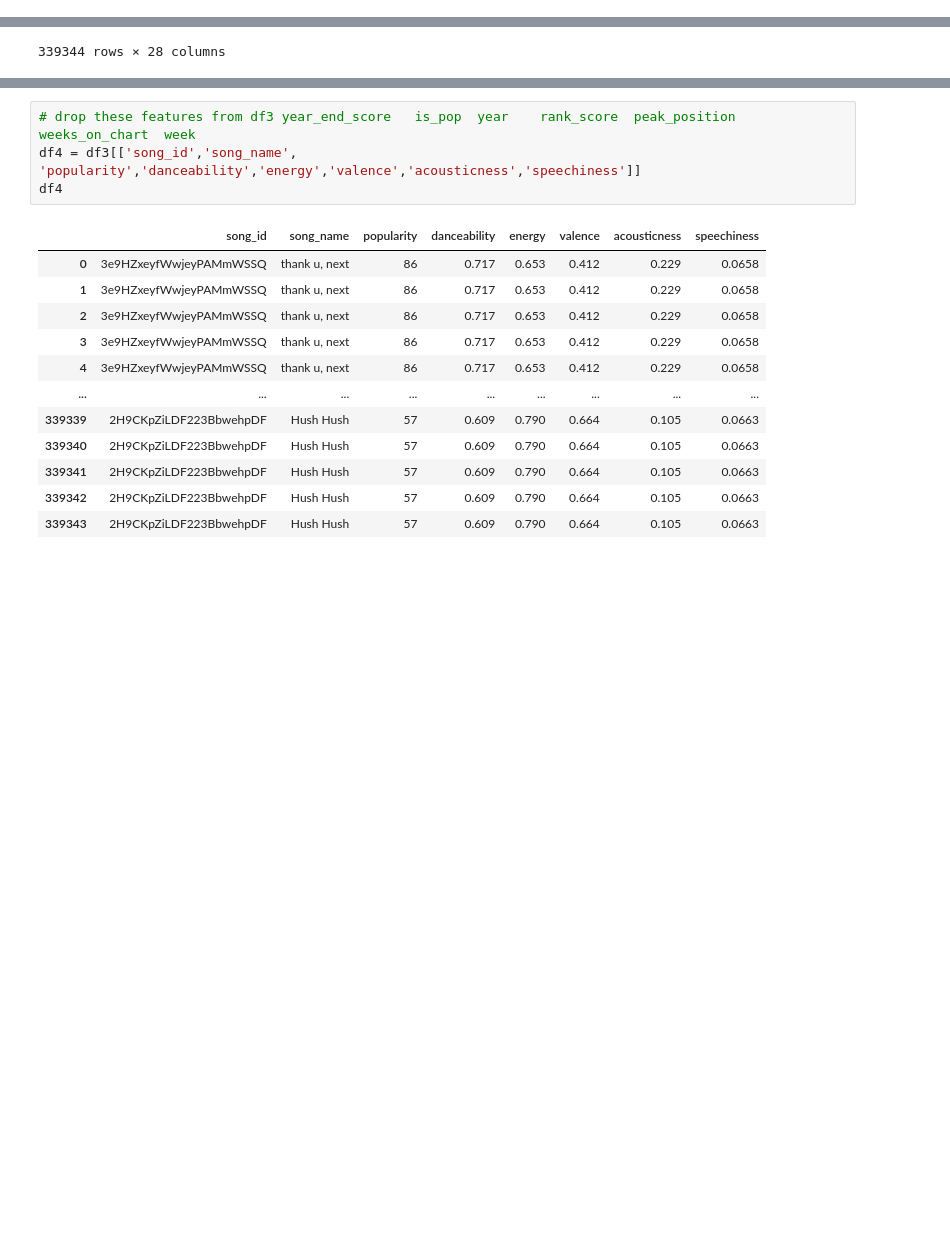
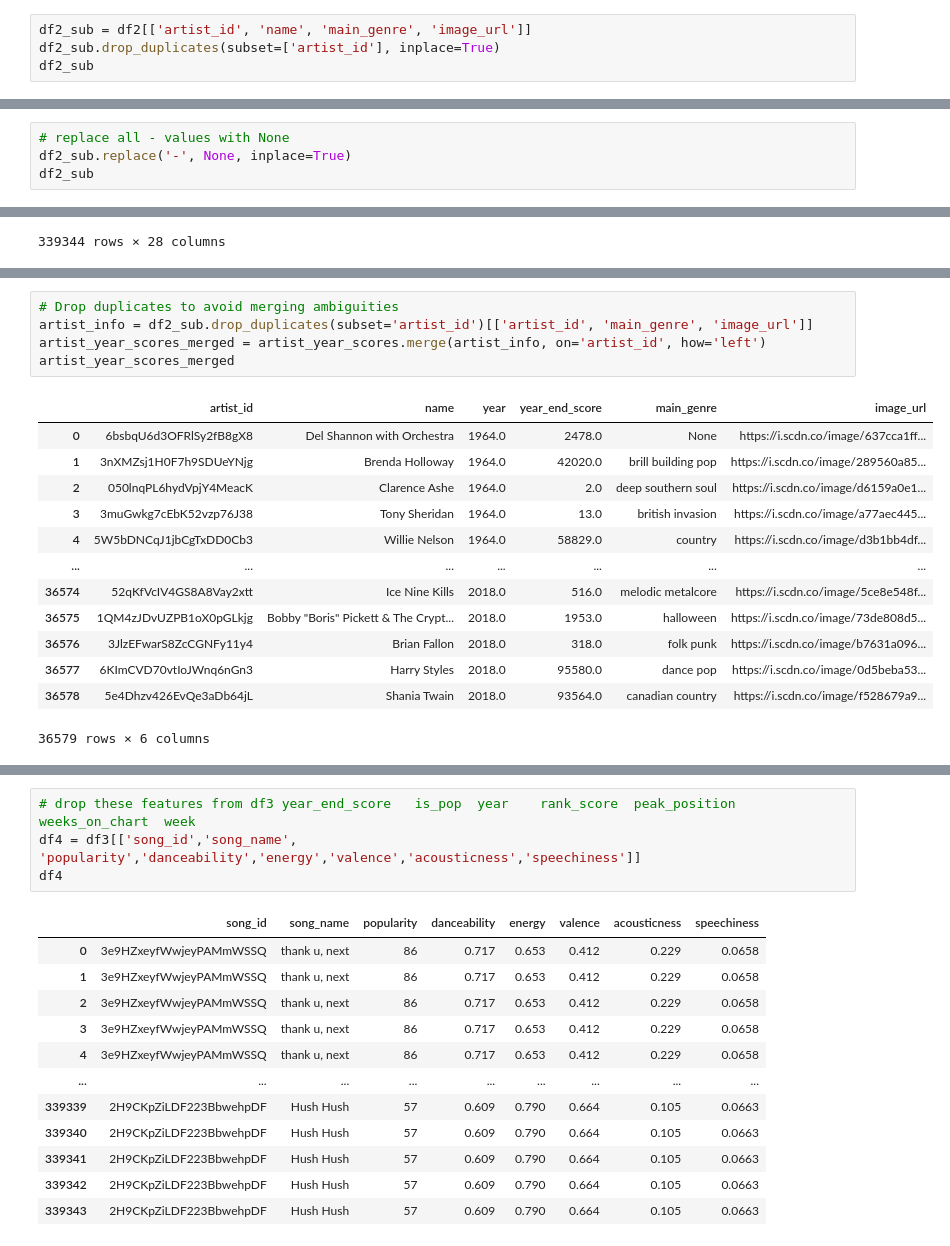
Before and after one commit to andr3w6826/hitformula.fm, a Jupyter notebook: andrew.ipynb, the cells around one changed output, grey strips where cells are left out. Cells and saved outputs as stored; diff of their text form; blank space fills up the shorter version.

```diff
--- a/andrew.ipynb
+++ b/andrew.ipynb
@@ -57,3 +57,7 @@ df2
 | 6590752 | 45d3pteh2TnzUMMl27J4MY | Tommy Morgan | 78.0 | 15 | singer | - | [] | https://i.scdn.co/image/1c5cb45cc... | ... |
 | 6590753 | 45d3pteh2TnzUMMl27J4MY | Tommy Morgan | 78.0 | 15 | singer | - | [] | https://i.scdn.co/image/1c5cb45cc... | ... |
 6590754 rows × 15 columns
+# %%
+df2_sub = df2[['artist_id', 'name', 'main_genre', 'image_url']]
+df2_sub.drop_duplicates(subset=['artist_id'], inplace=True)
+df2_sub
@@ -59,0 +82,4 @@ df2
+# %%
+# replace all - values with None
+df2_sub.replace('-', None, inplace=True)
+df2_sub
@@ -103,0 +148,19 @@ artist_year_scores
+# %%
+# Drop duplicates to avoid merging ambiguities
+artist_info = df2_sub.drop_duplicates(subset='artist_id')[['artist_id', 'main_genre', 'image_url']]
+artist_year_scores_merged = artist_year_scores.merge(artist_info, on='artist_id', how='left')
+artist_year_scores_merged
+# %% [output]
+|  | artist_id | name | year | year_end_score | main_genre | image_url |
+| 0 | 6bsbqU6d3OFRlSy2fB8gX8 | Del Shannon with Orchestra | 1964.0 | 2478.0 | None | https://i.scdn.co/image/637cca1ff... |
+| 1 | 3nXMZsj1H0F7h9SDUeYNjg | Brenda Holloway | 1964.0 | 42020.0 | brill building pop | https://i.scdn.co/image/289560a85... |
+| 2 | 050lnqPL6hydVpjY4MeacK | Clarence Ashe | 1964.0 | 2.0 | deep southern soul | https://i.scdn.co/image/d6159a0e1... |
+| 3 | 3muGwkg7cEbK52vzp76J38 | Tony Sheridan | 1964.0 | 13.0 | british invasion | https://i.scdn.co/image/a77aec445... |
+| 4 | 5W5bDNCqJ1jbCgTxDD0Cb3 | Willie Nelson | 1964.0 | 58829.0 | country | https://i.scdn.co/image/d3b1bb4df... |
+| ... | ... | ... | ... | ... | ... | ... |
+| 36574 | 52qKfVcIV4GS8A8Vay2xtt | Ice Nine Kills | 2018.0 | 516.0 | melodic metalcore | https://i.scdn.co/image/5ce8e548f... |
+| 36575 | 1QM4zJDvUZPB1oX0pGLkjg | Bobby "Boris" Pickett & The Crypt... | 2018.0 | 1953.0 | halloween | https://i.scdn.co/image/73de808d5... |
+| 36576 | 3JlzEFwarS8ZcCGNFy11y4 | Brian Fallon | 2018.0 | 318.0 | folk punk | https://i.scdn.co/image/b7631a096... |
+| 36577 | 6KImCVD70vtIoJWnq6nGn3 | Harry Styles | 2018.0 | 95580.0 | dance pop | https://i.scdn.co/image/0d5beba53... |
+| 36578 | 5e4Dhzv426EvQe3aDb64jL | Shania Twain | 2018.0 | 93564.0 | canadian country | https://i.scdn.co/image/f528679a9... |
+36579 rows × 6 columns
```
Also changed, not shown: parts of 7 cells of this notebook, 3 other files.
